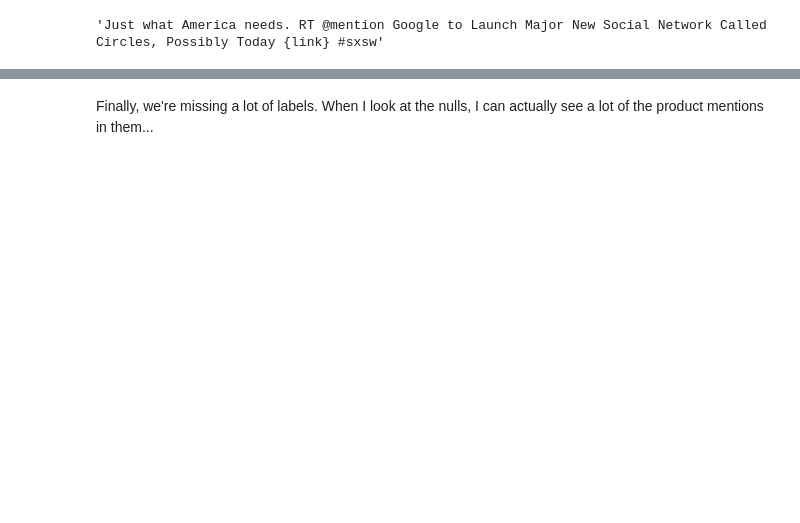
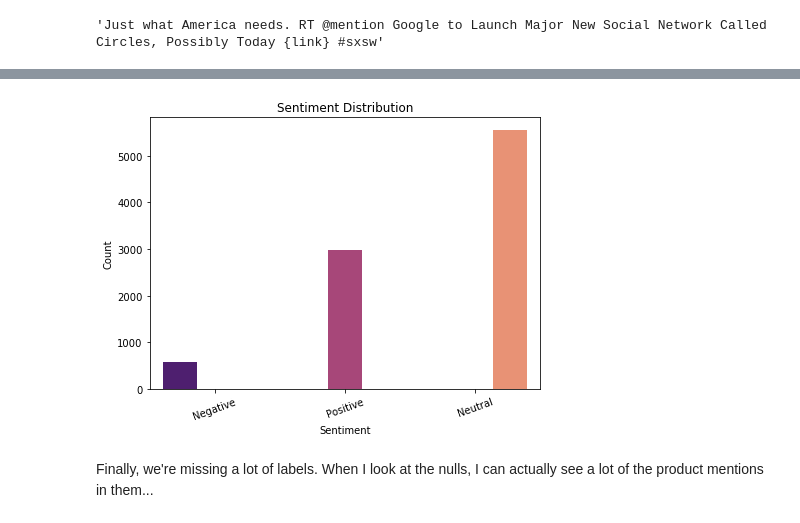
Before and after one commit to christisarv/NLP-sentiment-analysis, a Jupyter notebook: Data Exploration Notebook.ipynb, the cells around one changed output, grey strips where cells are left out. Drawn from its saved outputs; the diff is of its cells as text; code cells hidden in the pictures; blank space fills up the shorter version.

```diff
--- a/Data Exploration Notebook.ipynb
+++ b/Data Exploration Notebook.ipynb
@@ -88,3 +127,17 @@ ne_df = raw_data[raw_data['is_there_an_emotion_directed_at_a_brand_or_product']
+# %%
+plt.figure (figsize=(7,5))
+ax = sns.countplot(x = 'class', hue = 'class', data = raw_data, palette = 'magma')
+plt.title('Sentiment Distribution')
+plt.xlabel('Sentiment')
+plt.ylabel('Count')
+plt.xticks([0, 1, 2], ['Negative', 'Positive', 'Neutral'], rotation=20)
+ax.get_legend().remove()
+
+plt.show()
+
+#update this to add products or change chart?
+# %% [output]
+[figure, added]
 # %% [markdown]
 Finally, we're missing a lot of labels. When I look at the nulls, I can actually see a lot of the product mentions in them...
 # %%
```
Also changed, not shown: parts of 18 cells of this notebook.
